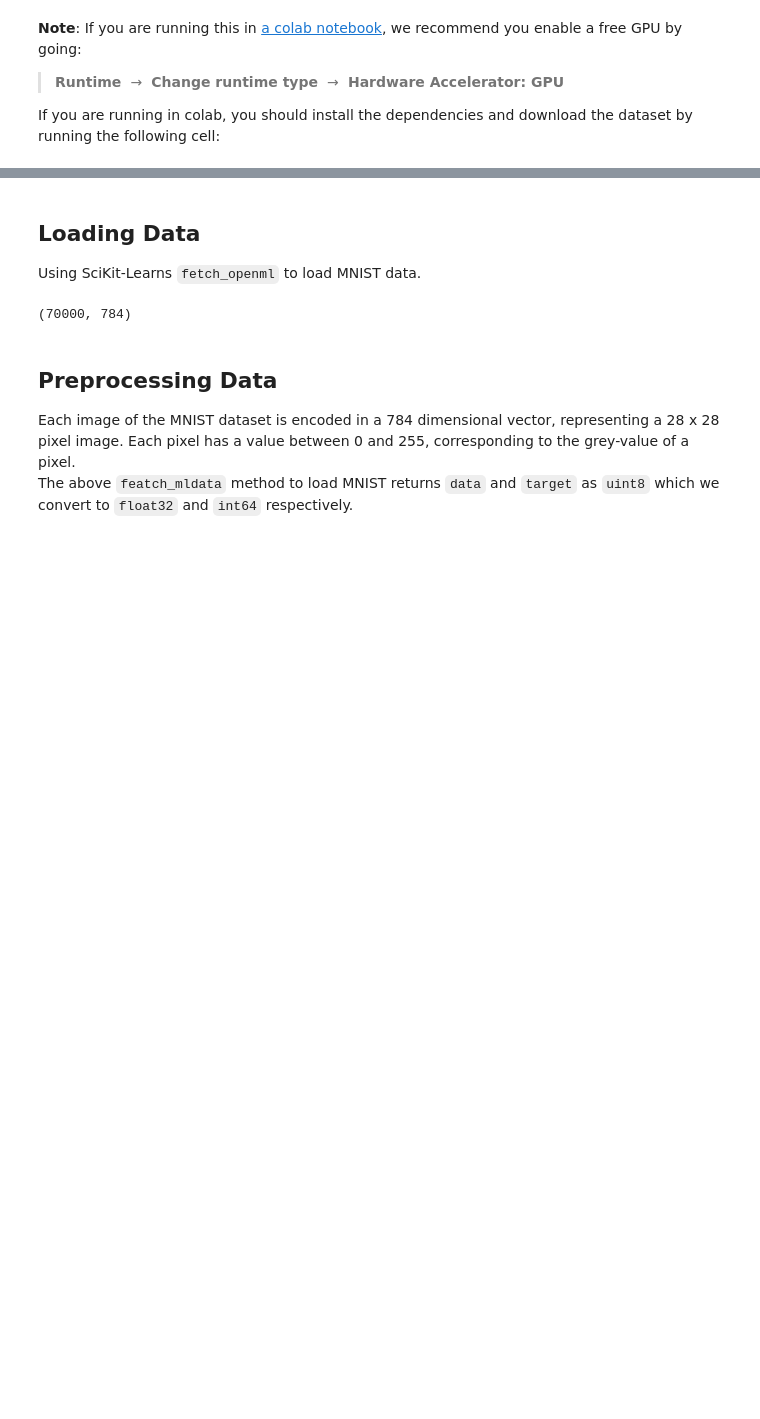
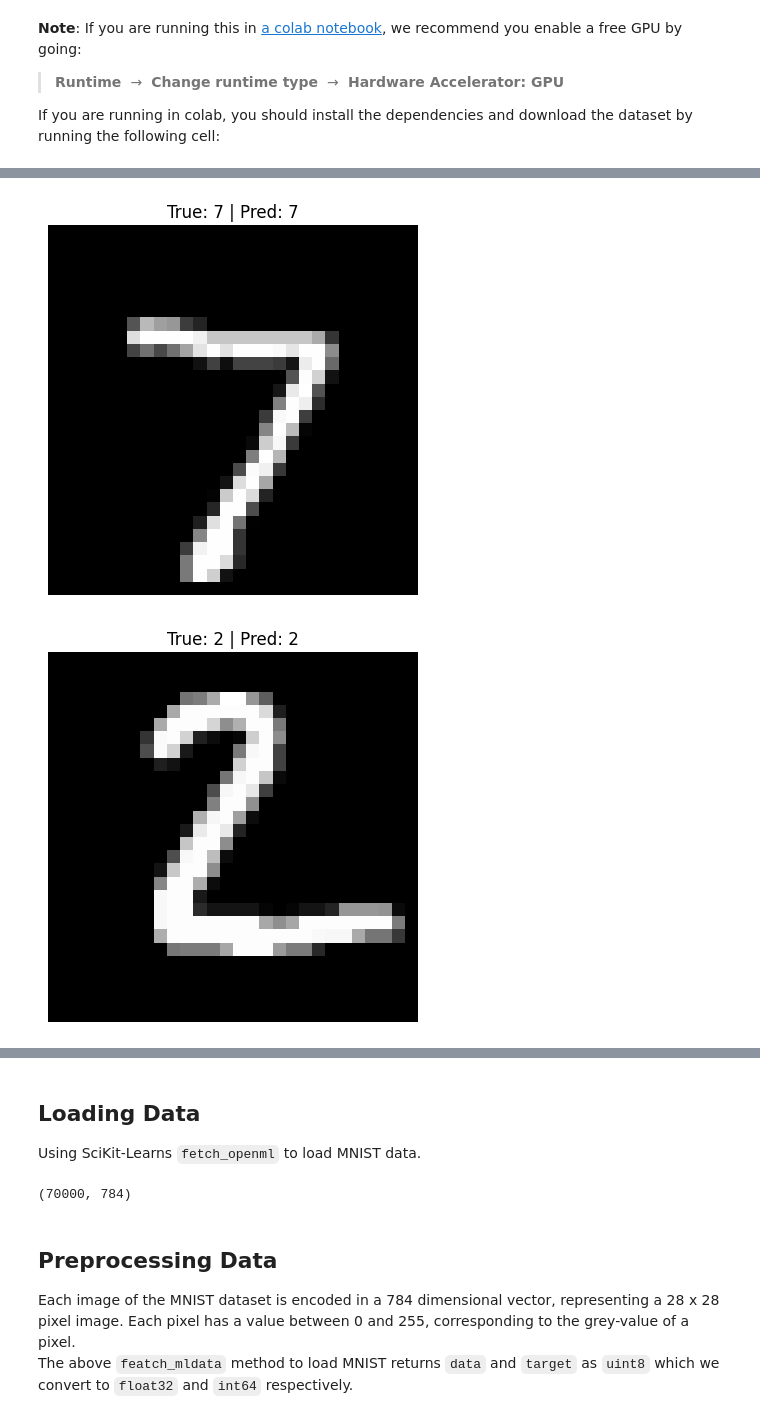
Before and after one commit to OviKams13/Activity-Monitoring-System, a Jupyter notebook: notebooks/MNIST.ipynb, the cells around one changed output, grey strips where cells are left out. Drawn from its saved outputs; the diff is of its cells as text; code cells hidden in the pictures; blank space fills up the shorter version.

```diff
--- a/notebooks/MNIST.ipynb
+++ b/notebooks/MNIST.ipynb
@@ -25,0 +327,21 @@ except ImportError:
+# %%
+import matplotlib.pyplot as plt
+import torch
+
+X, y = next(iter(test_loader))
+
+model.eval()
+with torch.no_grad():
+    logits = model(X.to(device))
+    preds = torch.argmax(logits, dim=1).cpu()
+
+for i in range(9):
+    img = X[i].view(28, 28) * std + mean  # undo normalize
+    plt.figure()
+    plt.imshow(img, cmap="gray")
+    plt.title(f"True: {y[i].item()} | Pred: {preds[i].item()}")
+    plt.axis("off")
+    plt.show()
+# %% [output]
+[figure, added]
+[figure, added]
```
Also changed, not shown: parts of 29 cells of this notebook.
